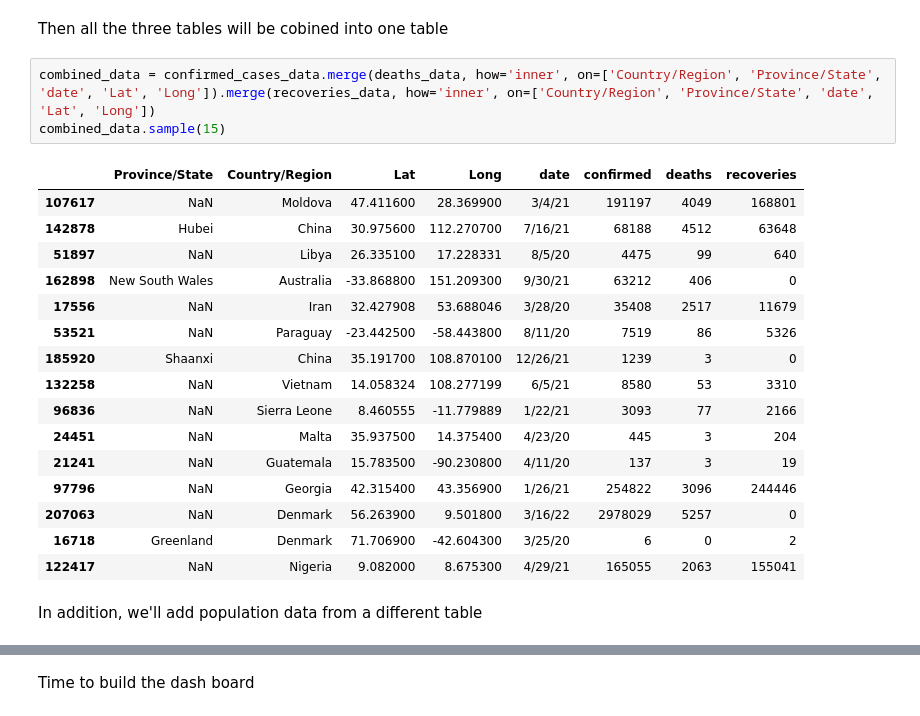
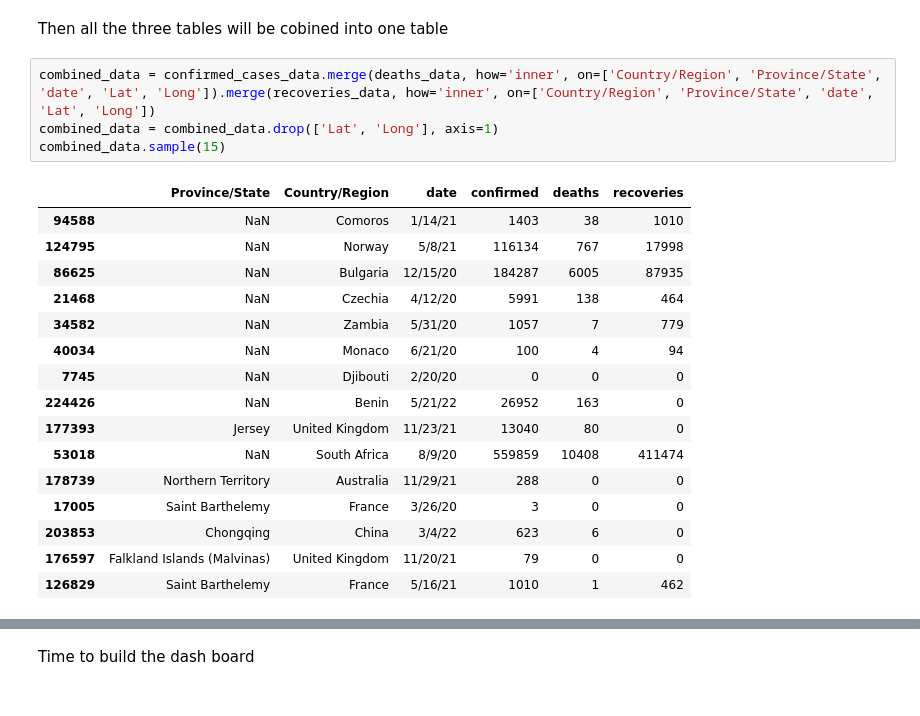
Before and after one commit to sersldmir/python_pet_projects, a Jupyter notebook: dashboard_notebook.ipynb, the cells around one changed output, grey strips where cells are left out. Saved outputs shown, nothing was run; the diff lists cells and outputs as text.

```diff
--- a/dashboard_notebook.ipynb
+++ b/dashboard_notebook.ipynb
@@ -174,23 +175,22 @@ The problem was resolved by summarizing deaths and confirmed cases for the whole
 Then all the three tables will be cobined into one table
 # %%
 combined_data = confirmed_cases_data.merge(deaths_data, how='inner', on=['Country/Region', 'Province/State', 'date', 'Lat', 'Long']).merge(recoveries_data, how='inner', on=['Country/Region', 'Province/State', 'date', 'Lat', 'Long'])
+combined_data = combined_data.drop(['Lat', 'Long'], axis=1)
 combined_data.sample(15)
 # %% [output]
-|  | Province/State | Country/Region | Lat | Long | date | confirmed | deaths | recoveries |
-| 107617 | NaN | Moldova | 47.411600 | 28.369900 | 3/4/21 | 191197 | 4049 | 168801 |
-| 142878 | Hubei | China | 30.975600 | 112.270700 | 7/16/21 | 68188 | 4512 | 63648 |
-| 51897 | NaN | Libya | 26.335100 | 17.228331 | 8/5/20 | 4475 | 99 | 640 |
-| 162898 | New South Wales | Australia | -33.868800 | 151.209300 | 9/30/21 | 63212 | 406 | 0 |
-| 17556 | NaN | Iran | 32.427908 | 53.688046 | 3/28/20 | 35408 | 2517 | 11679 |
-| 53521 | NaN | Paraguay | -23.442500 | -58.443800 | 8/11/20 | 7519 | 86 | 5326 |
-| 185920 | Shaanxi | China | 35.191700 | 108.870100 | 12/26/21 | 1239 | 3 | 0 |
-| 132258 | NaN | Vietnam | 14.058324 | 108.277199 | 6/5/21 | 8580 | 53 | 3310 |
-| 96836 | NaN | Sierra Leone | 8.460555 | -11.779889 | 1/22/21 | 3093 | 77 | 2166 |
-| 24451 | NaN | Malta | 35.937500 | 14.375400 | 4/23/20 | 445 | 3 | 204 |
-| 21241 | NaN | Guatemala | 15.783500 | -90.230800 | 4/11/20 | 137 | 3 | 19 |
-| 97796 | NaN | Georgia | 42.315400 | 43.356900 | 1/26/21 | 254822 | 3096 | 244446 |
-| 207063 | NaN | Denmark | 56.263900 | 9.501800 | 3/16/22 | 2978029 | 5257 | 0 |
-| 16718 | Greenland | Denmark | 71.706900 | -42.604300 | 3/25/20 | 6 | 0 | 2 |
-| 122417 | NaN | Nigeria | 9.082000 | 8.675300 | 4/29/21 | 165055 | 2063 | 155041 |
+|  | Province/State | Country/Region | date | confirmed | deaths | recoveries |
+| 94588 | NaN | Comoros | 1/14/21 | 1403 | 38 | 1010 |
+| 124795 | NaN | Norway | 5/8/21 | 116134 | 767 | 17998 |
+| 86625 | NaN | Bulgaria | 12/15/20 | 184287 | 6005 | 87935 |
+| 21468 | NaN | Czechia | 4/12/20 | 5991 | 138 | 464 |
+| 34582 | NaN | Zambia | 5/31/20 | 1057 | 7 | 779 |
+| 40034 | NaN | Monaco | 6/21/20 | 100 | 4 | 94 |
+| 7745 | NaN | Djibouti | 2/20/20 | 0 | 0 | 0 |
+| 224426 | NaN | Benin | 5/21/22 | 26952 | 163 | 0 |
+| 177393 | Jersey | United Kingdom | 11/23/21 | 13040 | 80 | 0 |
+| 53018 | NaN | South Africa | 8/9/20 | 559859 | 10408 | 411474 |
+| 178739 | Northern Territory | Australia | 11/29/21 | 288 | 0 | 0 |
+| 17005 | Saint Barthelemy | France | 3/26/20 | 3 | 0 | 0 |
+| 203853 | Chongqing | China | 3/4/22 | 623 | 6 | 0 |
+| 176597 | Falkland Islands (Malvinas) | United Kingdom | 11/20/21 | 79 | 0 | 0 |
+| 126829 | Saint Barthelemy | France | 5/16/21 | 1010 | 1 | 462 |
-# %% [markdown]
-In addition, we'll add population data from a different table
```
Also changed, not shown: parts of 32 cells of this notebook, 3 other files.
